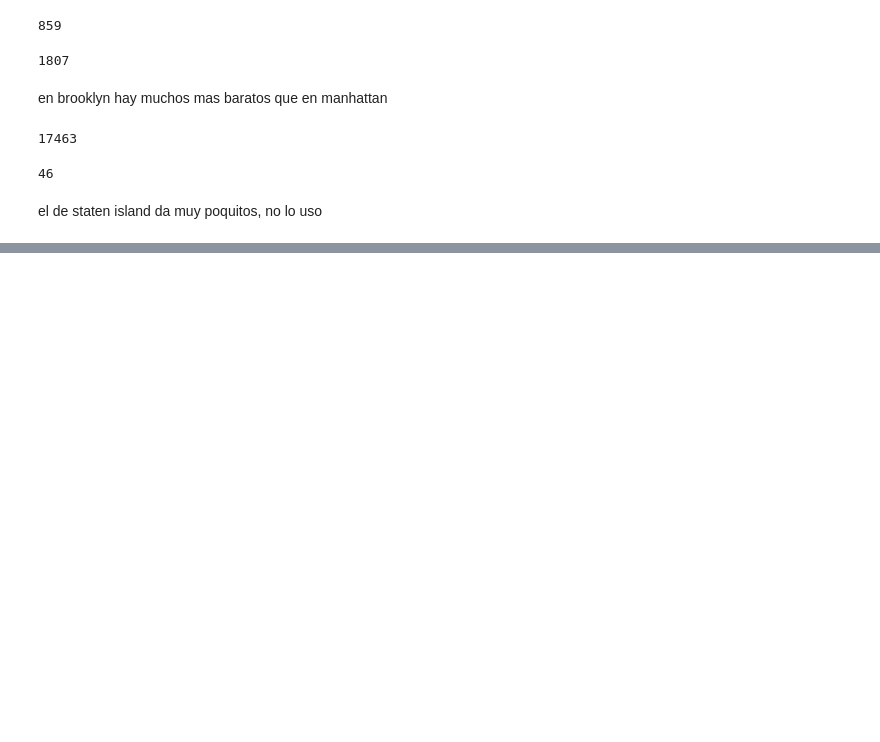
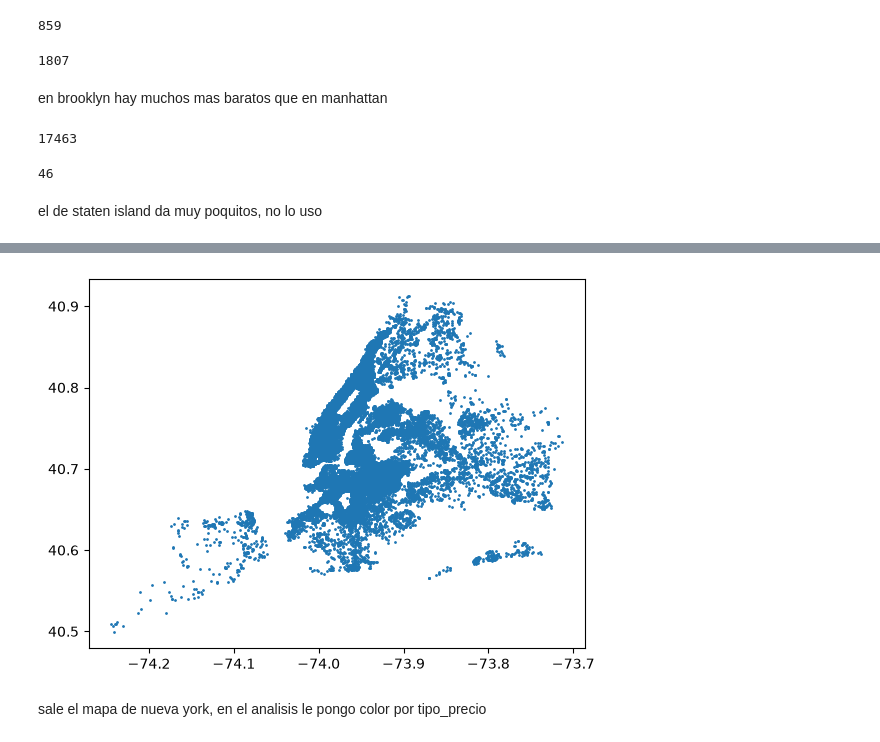
Before and after one commit to lina20-26/proyecto-airbnb-nyc, a Jupyter notebook: cuadernos/exploracion_paula.ipynb, the cells around one changed output, grey strips where cells are left out. Drawn from its saved outputs; the diff is of its cells as text; code cells hidden in the pictures; blank space fills up the shorter version.

```diff
--- a/cuadernos/exploracion_paula.ipynb
+++ b/cuadernos/exploracion_paula.ipynb
@@ -159,0 +179,7 @@ el de staten island da muy poquitos, no lo uso
+# %%
+plt.scatter(d["longitude"], d["latitude"], s=1)
+plt.show()
+# %% [output]
+[figure, added]
+# %% [markdown]
+sale el mapa de nueva york, en el analisis le pongo color por tipo_precio
```
Also changed, not shown: parts of 6 cells of this notebook.
